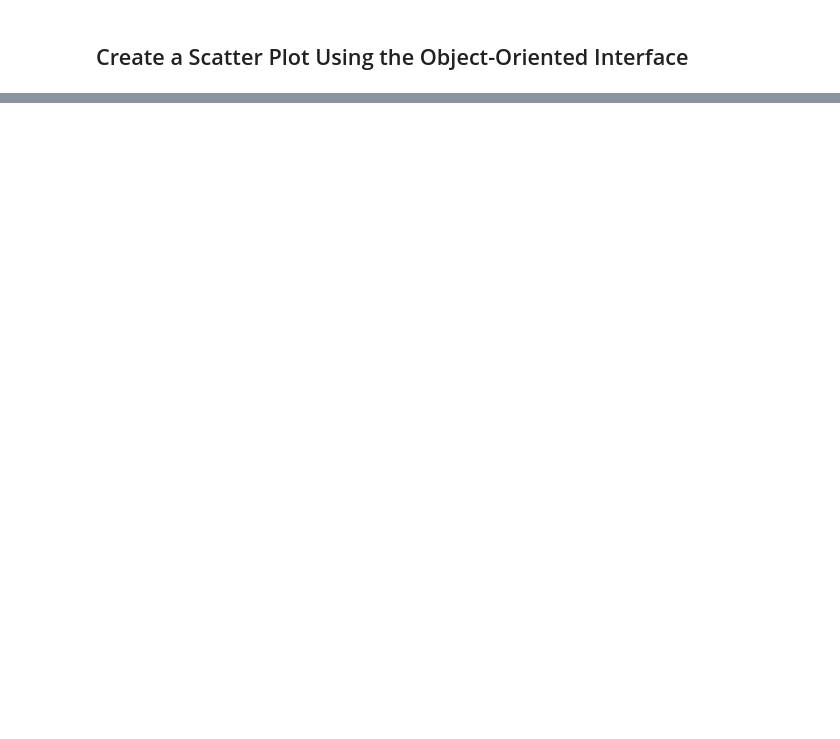
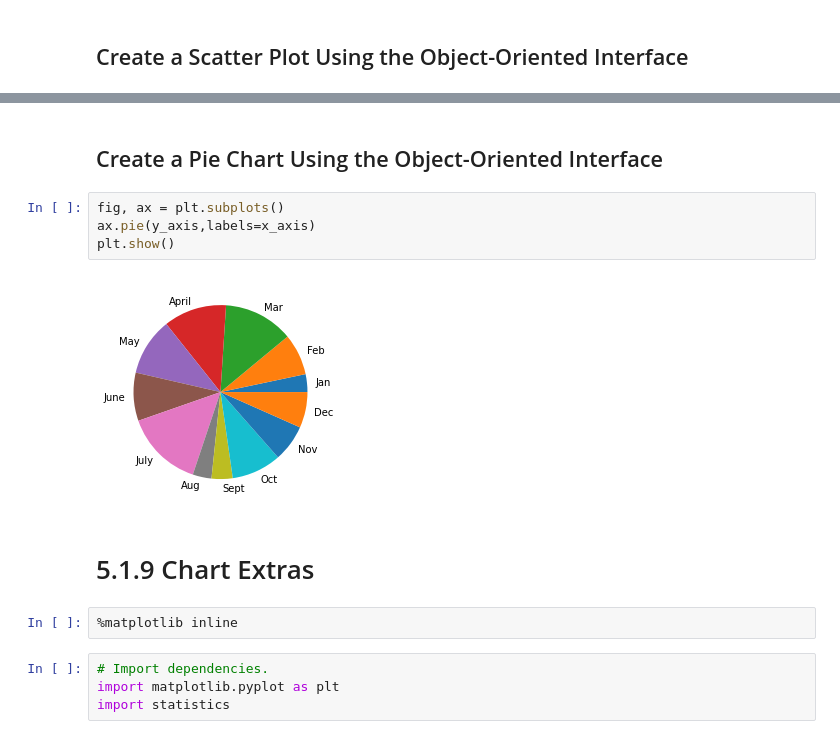
Before and after one commit to dvarela1435/PyBer_Analysis, a Jupyter notebook: matplotlib_practice.ipynb, the cells around one changed output, grey strips where cells are left out. Drawn from its saved outputs; the diff is of its cells as text; blank space fills up the shorter version.

```diff
--- a/matplotlib_practice.ipynb
+++ b/matplotlib_practice.ipynb
@@ -261,0 +308,16 @@ ax.scatter(x_axis, y_axis, s=y_axis)
+# %% [markdown]
+## Create a Pie Chart Using the Object-Oriented Interface
+# %%
+fig, ax = plt.subplots()
+ax.pie(y_axis,labels=x_axis)
+plt.show()
+# %% [output]
+[figure, added]
+# %% [markdown]
+# 5.1.9 Chart Extras
+# %%
+%matplotlib inline
+# %%
+# Import dependencies.
+import matplotlib.pyplot as plt
+import statistics
```
Also changed, not shown: parts of 30 cells of this notebook, 3 other files.
